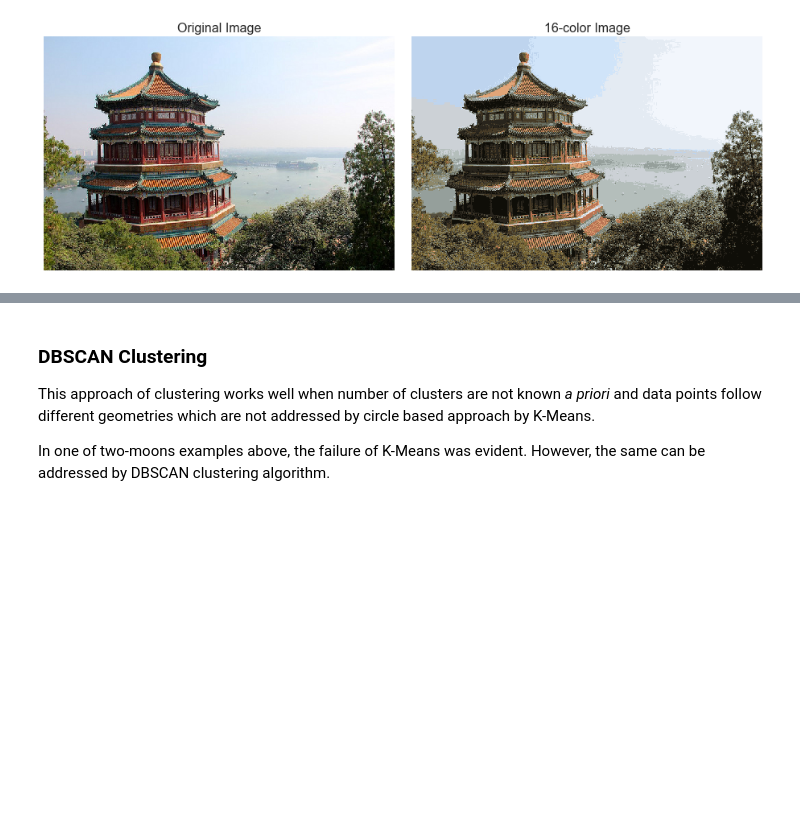
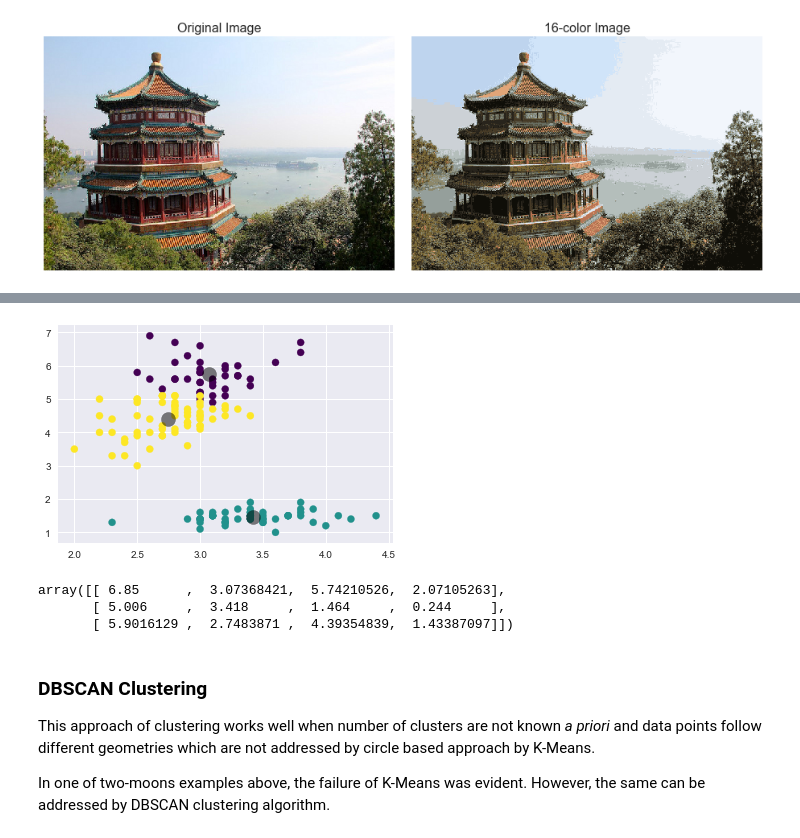
Before and after one commit to mayankkaizen/jupyter-notebooks, a Jupyter notebook: ML - Clustering - K-Means, DBSCAN and GMM.ipynb, the cells around one changed output, grey strips where cells are left out. Saved outputs shown, nothing was run; the diff lists cells and outputs as text; code cells hidden in the pictures; blank space fills up the shorter version.

```diff
--- a/ML - Clustering - K-Means, DBSCAN and GMM.ipynb
+++ b/ML - Clustering - K-Means, DBSCAN and GMM.ipynb
@@ -185,0 +286,4 @@ ax[1].set_title('16-color Image', size=16);
+# %%
+model = KMeans(n_clusters = 3)
+model.fit(iris.data)
+cluster = model.predict(iris.data)
@@ -186,3 +300,15 @@ ax[1].set_title('16-color Image', size=16);
+# %%
+plt.scatter(iris.data[:,1], iris.data[:,2], c=cluster, s=50, cmap='viridis')
+centers = model.cluster_centers_
+plt.scatter(centers[:, 1], centers[:, 2], c='black', s=200, alpha=0.5);
+# %% [output]
+[figure, added]
+# %%
+centers
+# %% [output]
+array([[ 6.85      ,  3.07368421,  5.74210526,  2.07105263],
+       [ 5.006     ,  3.418     ,  1.464     ,  0.244     ],
+       [ 5.9016129 ,  2.7483871 ,  4.39354839,  1.43387097]])
 # %% [markdown]
 ### DBSCAN Clustering
 
```
Also changed, not shown: parts of 20 cells of this notebook, 6 other files.
